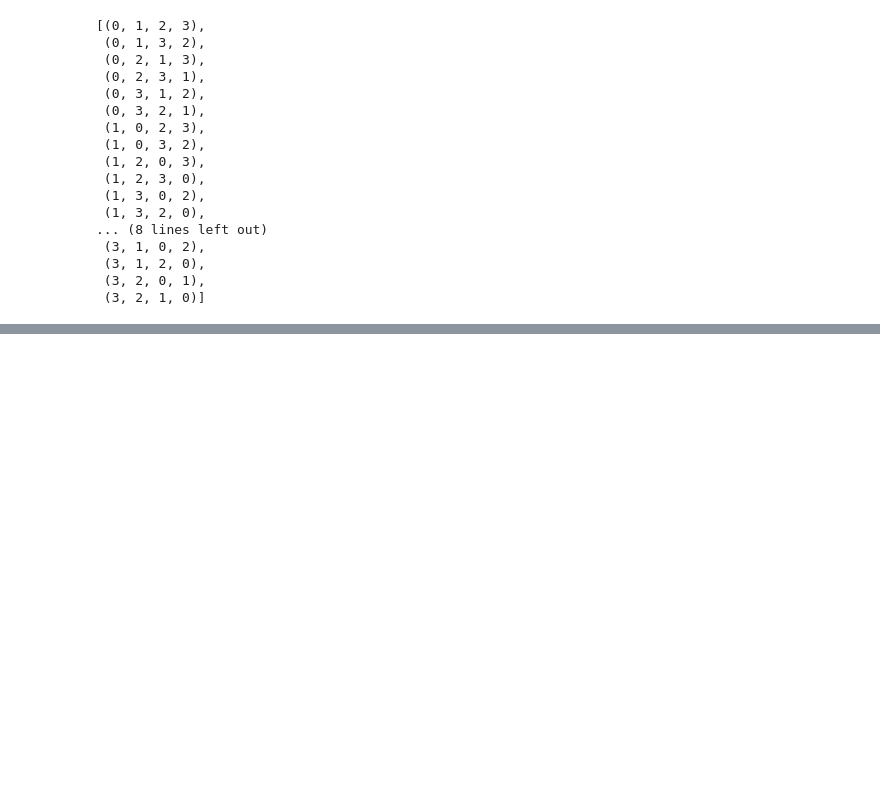
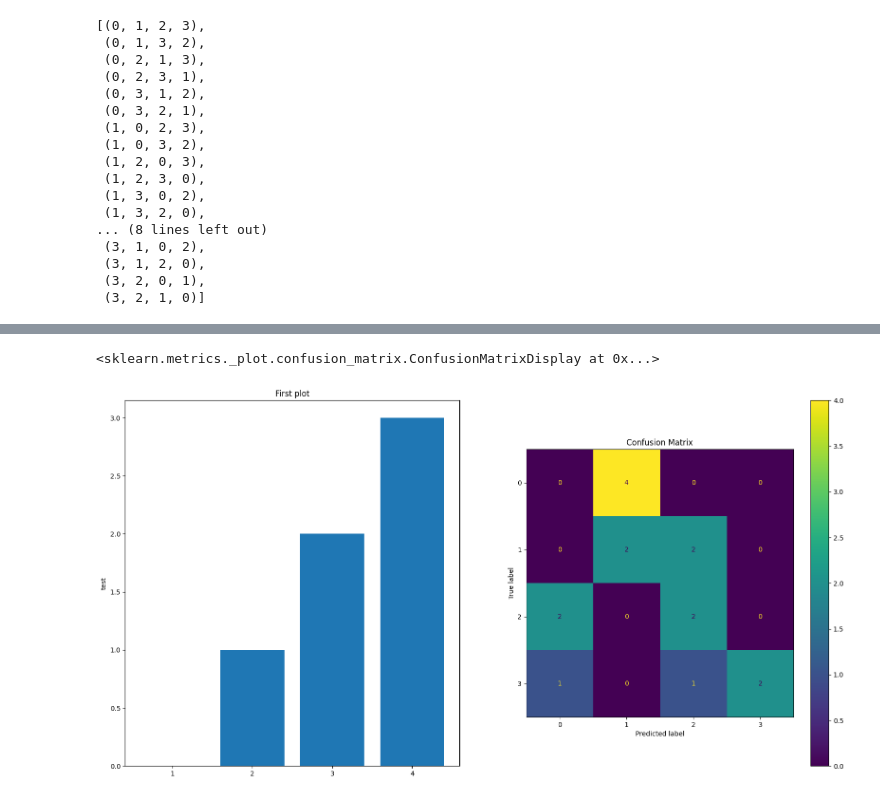
Before and after one commit to MarcoSin42/connections-solver, a Jupyter notebook: playground.ipynb, the cells around one changed output, grey strips where cells are left out. Drawn from its saved outputs; the diff is of its cells as text; code cells hidden in the pictures; blank space fills up the shorter version.

```diff
--- a/playground.ipynb
+++ b/playground.ipynb
@@ -139,0 +162,12 @@ list(permutations([0,1,2,3]))
+# %%
+fig, axs = plt.subplots(1, 2, figsize=(20, 10))
+axs[0].title.set_text("First plot")
+axs[0].set_xticks([0,1,2,3,4])
+axs[0].set_ylabel("test")
+axs[0].bar([1,2,3,4],[0,1,2,3])
+
+axs[1].title.set_text("Confusion Matrix")
+ConfusionMatrixDisplay(confusion_matrix=cmatrix).plot(ax=axs[1])
+# %% [output]
+<sklearn.metrics._plot.confusion_matrix.ConfusionMatrixDisplay at 0x...>
+[figure, added]
```
Also changed, not shown: parts of 7 cells of this notebook, 1 other file.
